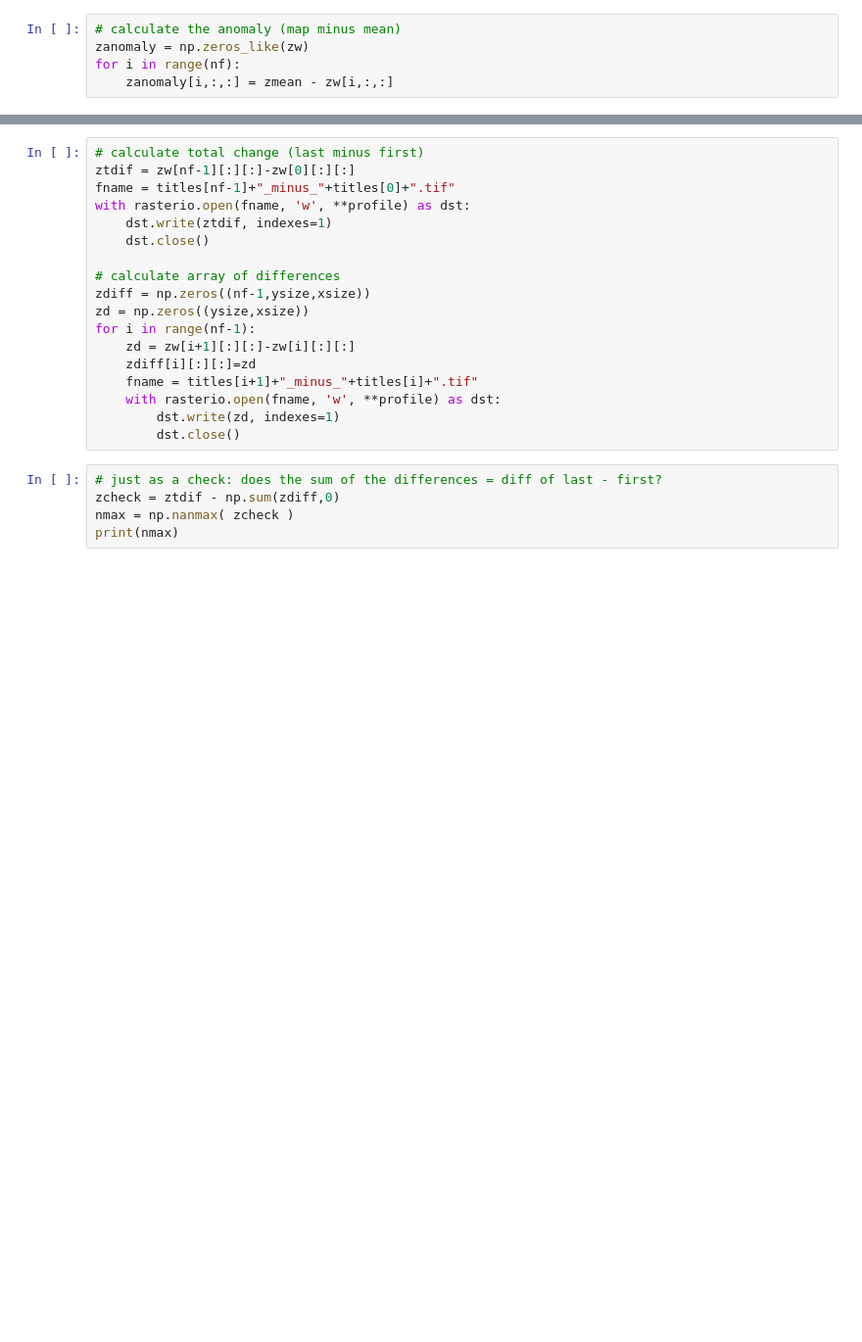
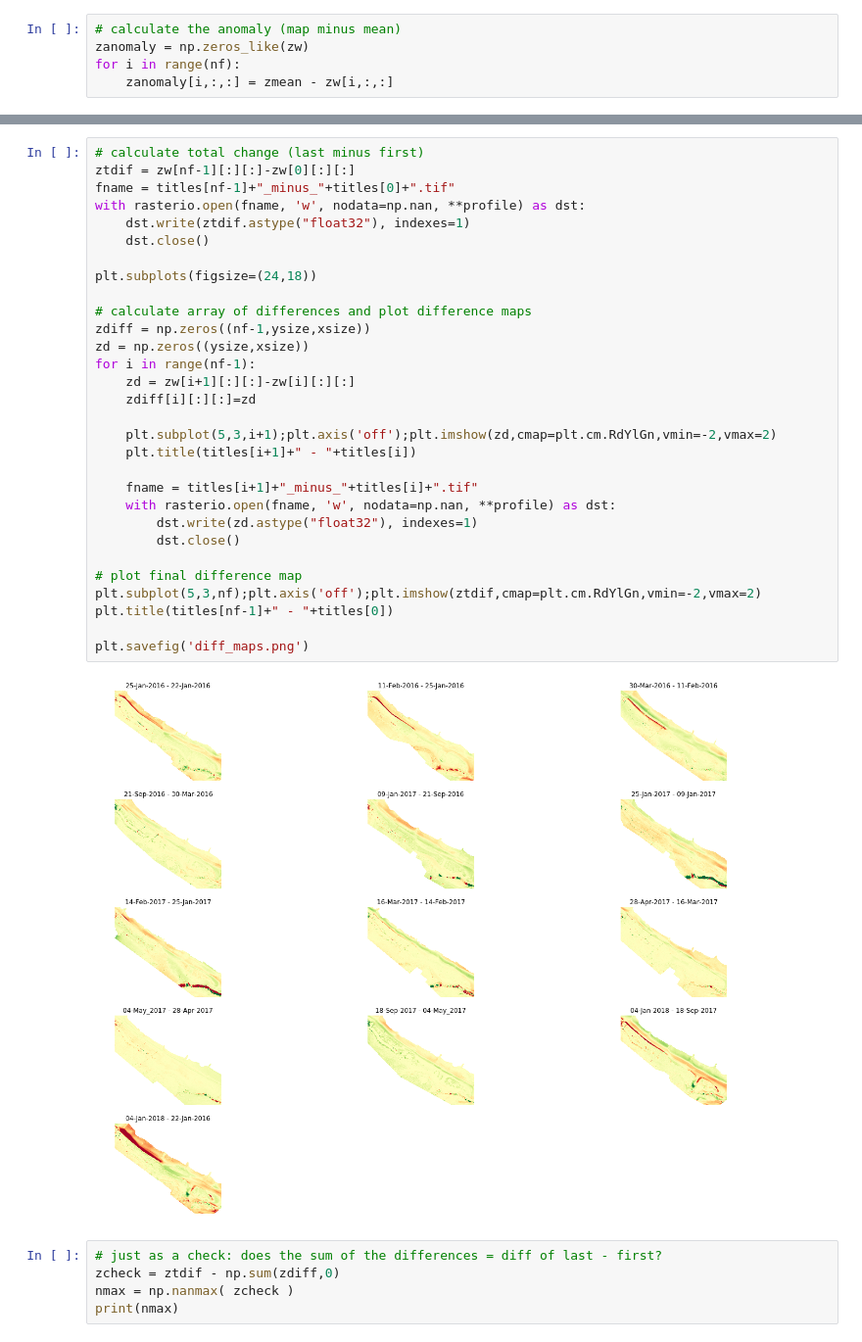
Before and after one commit to csherwood-usgs/Raster_calcs, a Jupyter notebook: Calc_Sandwich_Variance.ipynb, the cells around one changed output, grey strips where cells are left out. Shown at 98% size. Drawn from its saved outputs; the diff is of its cells as text; blank space fills up the shorter version.

```diff
--- a/Calc_Sandwich_Variance.ipynb
+++ b/Calc_Sandwich_Variance.ipynb
@@ -178,21 +195,35 @@ for i in range(nf):
 # %%
 # calculate total change (last minus first)
 ztdif = zw[nf-1][:][:]-zw[0][:][:]
 fname = titles[nf-1]+"_minus_"+titles[0]+".tif"
-with rasterio.open(fname, 'w', **profile) as dst:
-    dst.write(ztdif, indexes=1)
+with rasterio.open(fname, 'w', nodata=np.nan, **profile) as dst:
+    dst.write(ztdif.astype("float32"), indexes=1)
     dst.close()
 
-# calculate array of differences
+plt.subplots(figsize=(24,18))
+
+# calculate array of differences and plot difference maps
 zdiff = np.zeros((nf-1,ysize,xsize))
 zd = np.zeros((ysize,xsize))
 for i in range(nf-1):
     zd = zw[i+1][:][:]-zw[i][:][:]
     zdiff[i][:][:]=zd
+
+    plt.subplot(5,3,i+1);plt.axis('off');plt.imshow(zd,cmap=plt.cm.RdYlGn,vmin=-2,vmax=2)
+    plt.title(titles[i+1]+" - "+titles[i])
+
     fname = titles[i+1]+"_minus_"+titles[i]+".tif"
-    with rasterio.open(fname, 'w', **profile) as dst:
-        dst.write(zd, indexes=1)
+    with rasterio.open(fname, 'w', nodata=np.nan, **profile) as dst:
+        dst.write(zd.astype("float32"), indexes=1)
         dst.close()
+
+# plot final difference map
+plt.subplot(5,3,nf);plt.axis('off');plt.imshow(ztdif,cmap=plt.cm.RdYlGn,vmin=-2,vmax=2)
+plt.title(titles[nf-1]+" - "+titles[0])
+
+plt.savefig('diff_maps.png')
+# %% [output]
+[figure, added]
 # %%
 # just as a check: does the sum of the differences = diff of last - first?
 zcheck = ztdif - np.sum(zdiff,0)
```
Also changed, not shown: parts of 17 cells of this notebook, 3 other files.
